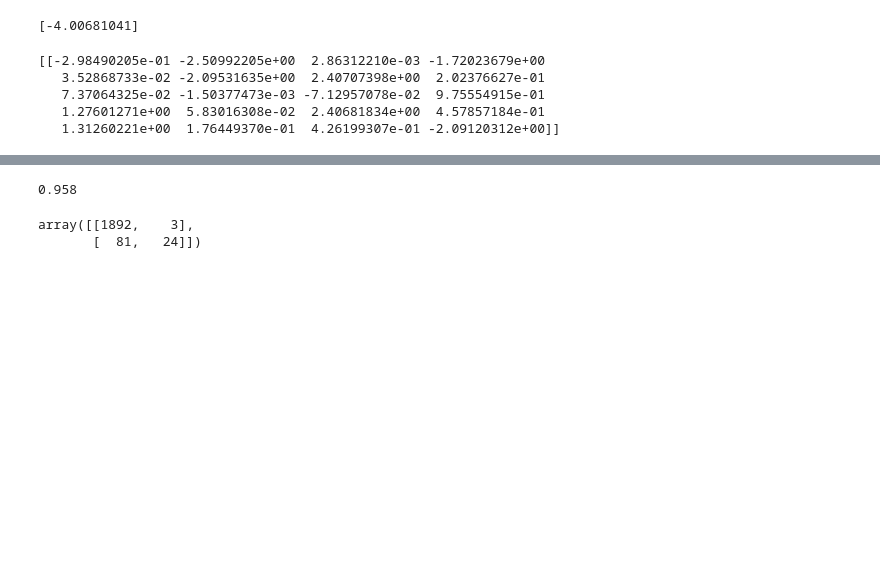
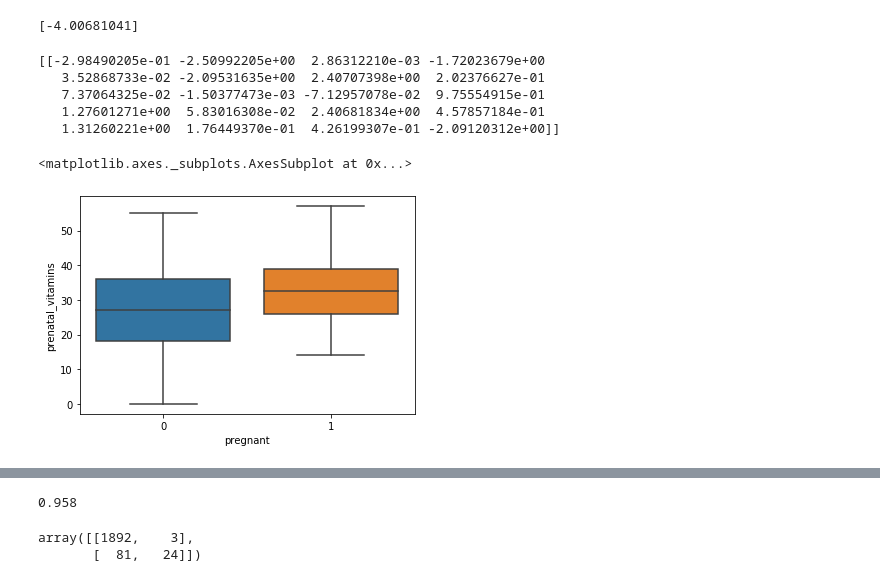
Before and after one commit to bthakr1/datascience_pipeline, a Jupyter notebook: Linear Regression.ipynb, the cells around one changed output, grey strips where cells are left out. Saved outputs shown, nothing was run; the diff lists cells and outputs as text; code cells hidden in the pictures; blank space fills up the shorter version.

```diff
--- a/Linear Regression.ipynb
+++ b/Linear Regression.ipynb
@@ -167,3 +167,8 @@ print(logreg.coef_)
    7.37064325e-02 -1.50377473e-03 -7.12957078e-02  9.75554915e-01
    1.27601271e+00  5.83016308e-02  2.40681834e+00  4.57857184e-01
    1.31260221e+00  1.76449370e-01  4.26199307e-01 -2.09120312e+00]]
+# %%
+sns.boxplot(x='pregnant',y='prenatal_vitamins',data=preg)
+# %% [output]
+<matplotlib.axes._subplots.AxesSubplot at 0x...>
+[figure, added]
```
Also changed, not shown: parts of 24 cells of this notebook.
